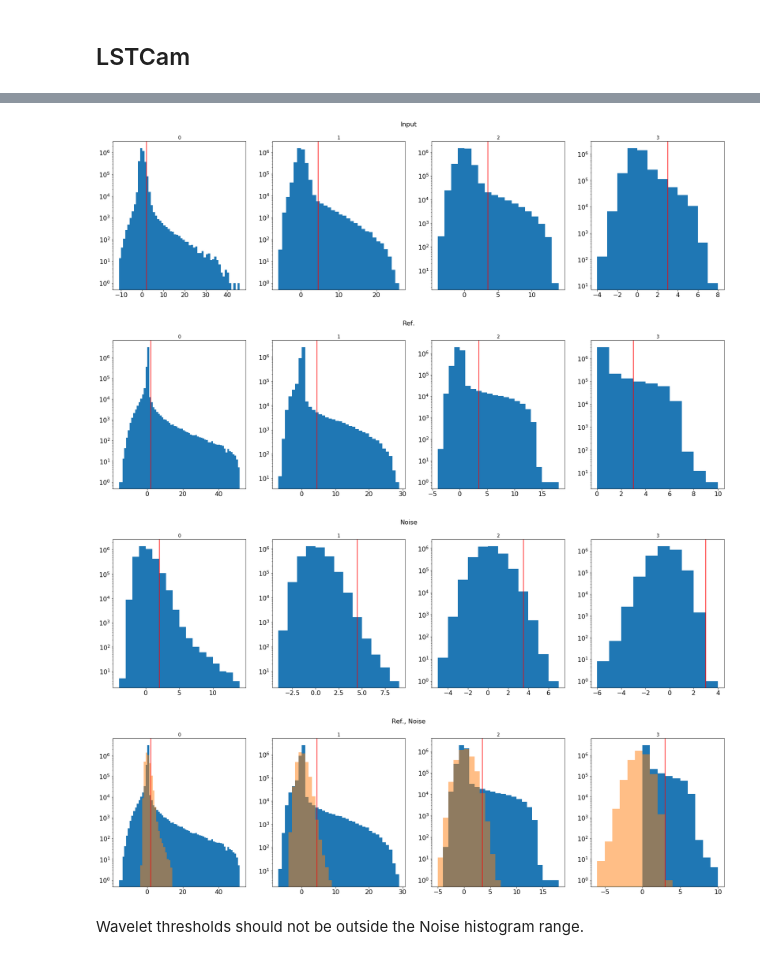
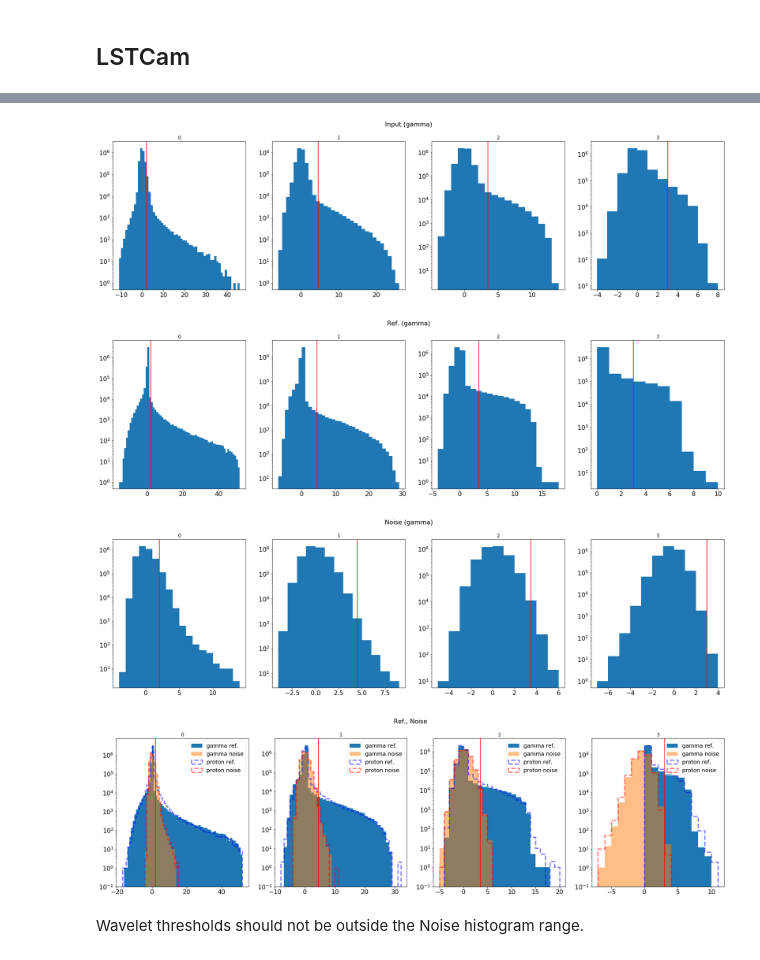
Before and after one commit to jdhp-sap/pywi-cta-legacy, a Jupyter notebook: notebooks/analysis_signal_and_noise_histograms_per_plan.ipynb, the cells around one changed output, grey strips where cells are left out. Cells and saved outputs as stored; diff of their text form; code cells hidden in the pictures.

```diff
--- a/notebooks/analysis_signal_and_noise_histograms_per_plan.ipynb
+++ b/notebooks/analysis_signal_and_noise_histograms_per_plan.ipynb
@@ -158,3 +209,6 @@ def make_samples(path_list,
+# %%
+NUM_IMAGES = 2000
+LOAD = True         # Set True to load previously saved data
 # %% [markdown]
 ## SST-1M
 # %%
@@ -215,7 +307,17 @@ plot_hist(nectarcam_samples[1], threshold_list=nectarcam_thresholds, data_list2=
 
 path_list = ['/Users/jdecock/data/grid_prod3b_north/fits/lst/gamma/']
 
-lstcam_samples = make_samples(path_list,
-                              tel_filter_list=None,
-                              max_num_images=2000)
+gamma_samples = get_samples(path_list,
+                            tel_filter_list=None,
+                            max_num_images=NUM_IMAGES,
+                            file="hist_plans_gamma_lstcam_samples",
+                            load=LOAD)
+
+path_list = ['/Users/jdecock/data/grid_prod3b_north/fits/lst/proton/']
+
+proton_samples = get_samples(path_list,
+                             tel_filter_list=None,
+                             max_num_images=NUM_IMAGES,
+                             file="hist_plans_proton_lstcam_samples",
+                             load=LOAD)
 # %% [output]
@@ -224,13 +326,19 @@ Wall time: 27min 28s
 # %%
 lstcam_thresholds = [2, 4.5, 3.5, 3]
 
-plot_hist(lstcam_samples[0], threshold_list=lstcam_thresholds, suptitle="Input")
-plot_hist(lstcam_samples[1], threshold_list=lstcam_thresholds, suptitle="Ref.")
-plot_hist(lstcam_samples[2], threshold_list=lstcam_thresholds, suptitle="Noise")
+plot_hist(gamma_samples[0], threshold_list=lstcam_thresholds, suptitle="Input (gamma)")
+plot_hist(gamma_samples[1], threshold_list=lstcam_thresholds, suptitle="Ref. (gamma)")
+plot_hist(gamma_samples[2], threshold_list=lstcam_thresholds, suptitle="Noise (gamma)")
 
-plot_hist(lstcam_samples[1], threshold_list=lstcam_thresholds, data_list2=lstcam_samples[2], suptitle="Ref., Noise")
+plot_hist(gamma_samples[1],
+          threshold_list=lstcam_thresholds,
+          data_list2=gamma_samples[2],
+          data_list3=proton_samples[1],
+          data_list4=proton_samples[2],
+          suptitle="Ref., Noise",
+          label_list=["gamma ref.", "gamma noise", "proton ref.", "proton noise"])
 # %% [output]
-[figure, old version]
+[figure, new version]
-[figure, old version]
+[figure, new version]
-[figure, old version]
+[figure, new version]
-[figure, old version]
+[figure, new version]
```
Also changed, not shown: parts of 11 cells of this notebook.
